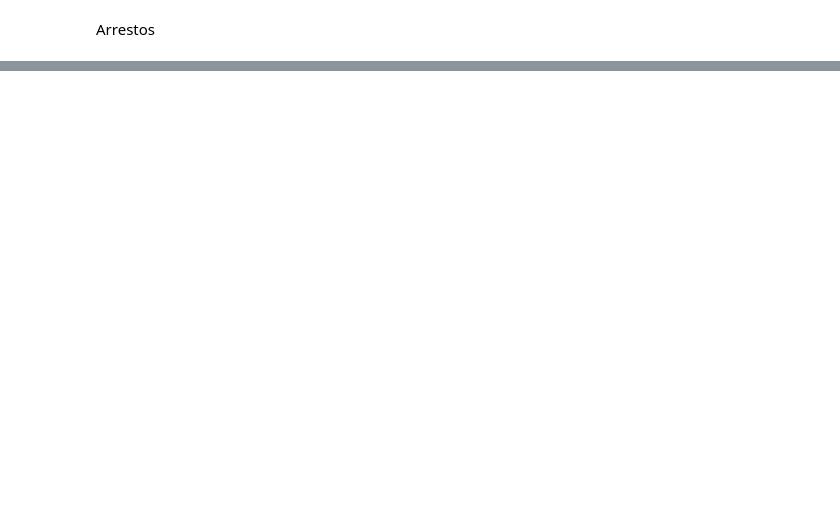
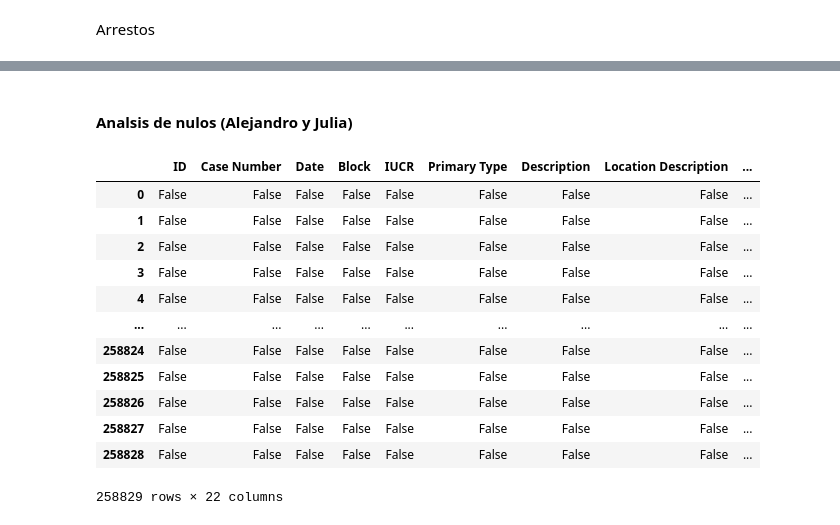
Before and after one commit to AlejandroValle99/trabajo_practico-AdD_g8, a Jupyter notebook: main.ipynb, the cells around one changed output, grey strips where cells are left out. Cells and saved outputs as stored; diff of their text form; code cells hidden in the pictures; blank space fills up the shorter version.

```diff
--- a/main.ipynb
+++ b/main.ipynb
@@ -178 +179,19 @@ True      35689
 Name: count, dtype: int64
+# %% [markdown]
+#### Analsis de nulos (Alejandro y Julia)
+# %%
+df.isna()
+# %% [output]
+|  | ID | Case Number | Date | Block | IUCR | Primary Type | Description | Location Description | ... |
+| 0 | False | False | False | False | False | False | False | False | ... |
+| 1 | False | False | False | False | False | False | False | False | ... |
+| 2 | False | False | False | False | False | False | False | False | ... |
+| 3 | False | False | False | False | False | False | False | False | ... |
+| 4 | False | False | False | False | False | False | False | False | ... |
+| ... | ... | ... | ... | ... | ... | ... | ... | ... | ... |
+| 258824 | False | False | False | False | False | False | False | False | ... |
+| 258825 | False | False | False | False | False | False | False | False | ... |
+| 258826 | False | False | False | False | False | False | False | False | ... |
+| 258827 | False | False | False | False | False | False | False | False | ... |
+| 258828 | False | False | False | False | False | False | False | False | ... |
+258829 rows × 22 columns
```
Also changed, not shown: parts of 6 cells of this notebook, 3 other files.
